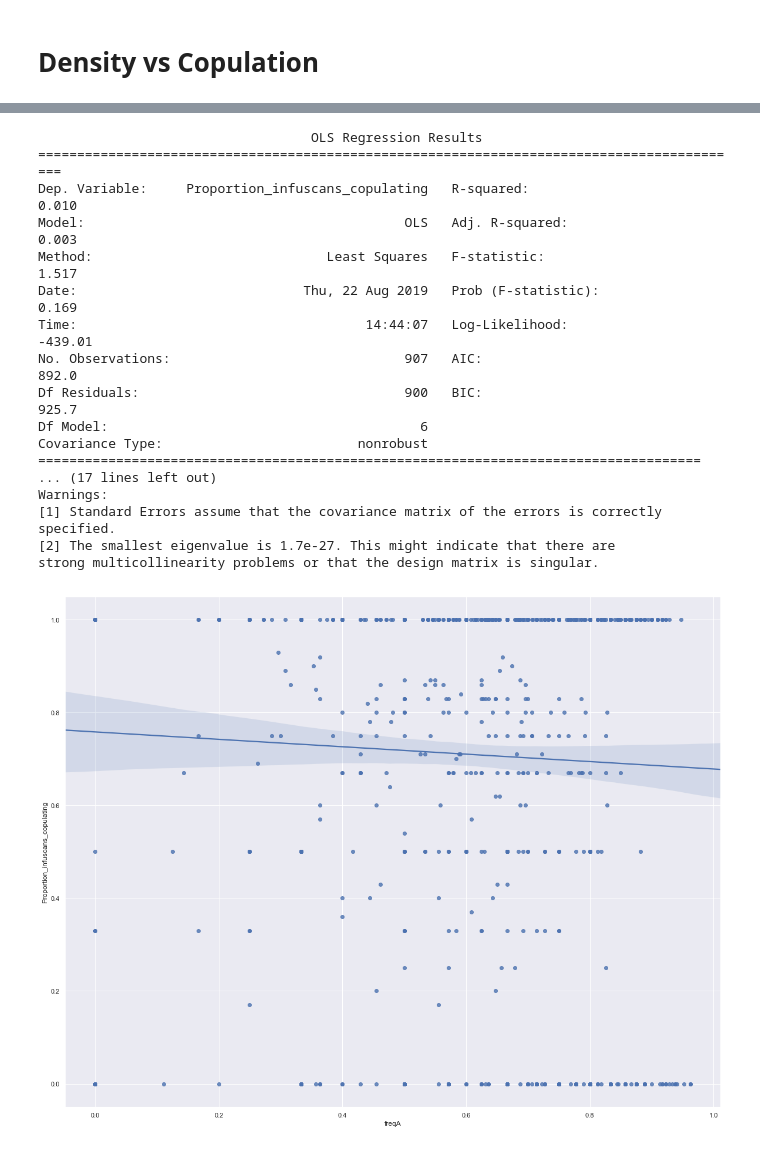
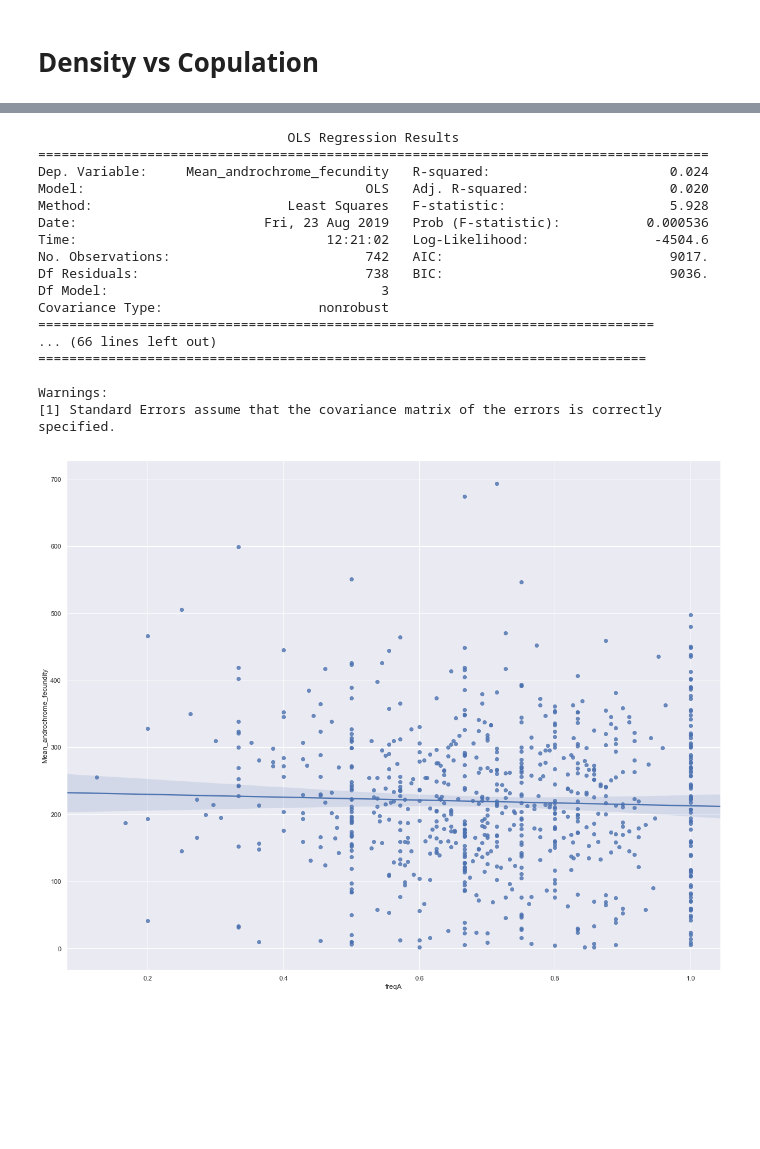
Before and after one commit to ldjonge/Thesis, a Jupyter notebook: scripts/dataAnalysis.ipynb, the cells around one changed output, grey strips where cells are left out. Cells and saved outputs as stored; diff of their text form; code cells hidden in the pictures; blank space fills up the shorter version.

Commit message:
more statistics

```diff
--- a/scripts/dataAnalysis.ipynb
+++ b/scripts/dataAnalysis.ipynb
@@ -40,9 +40,9 @@ print("ind")
 with open("../rawData/ischDB/individuals.csv", 'r') as indFile:
     ind=pd.read_csv(indFile, sep=",", encoding = 'utf-8', parse_dates=["Date"], dtype={"Sex":"object", "Copula":"object", "Part_ID":"object", "Morph":"object", "Data_entry":"object"})
 
-dens.columns = dens.columns.str.strip().str.replace(' ', '_').str.replace('(', '').str.replace(')', '').str.replace('-', '_')
-eggs.columns = eggs.columns.str.strip().str.replace(' ', '_').str.replace('(', '').str.replace(')', '').str.replace('-', '_')
-ind.columns = ind.columns.str.strip().str.replace(' ', '_').str.replace('(', '').str.replace(')', '').str.replace('-', '_')
+dens.columns = dens.columns.str.strip().str.replace(' ', '_').str.replace('(', '').str.replace(')', '').str.replace('-', '_').str.replace('.', '')
+eggs.columns = eggs.columns.str.strip().str.replace(' ', '_').str.replace('(', '').str.replace(')', '').str.replace('-', '_').str.replace('.', '')
+ind.columns = ind.columns.str.strip().str.replace(' ', '_').str.replace('(', '').str.replace(')', '').str.replace('-', '_').str.replace('.', '')
 
 eggs["Locale"][eggs["Locale"]=="IKEA"]="Ikea"
 ind["Locale"][ind["Locale"]=="IKEA"]="Ikea"
@@ -360,3 +360,10 @@ dens["tFreqI"] = dens["No_infuscans"]/dens["No_indiv"]
 dens.loc[dens["tFreqI"] > 1, "tFreqI"] = np.nan
 dens["tFreqO"] = dens["No_infuscans_obsoleta"]/dens["No_indiv"]
 dens.loc[dens["tFreqO"] >= 1, "tFreqO"] = np.nan
+
+from itertools import combinations
+options = ["freqA", "freqI", "freqO", "freqA:freqI", "freqA:freqO", "freqI:freqO"]
+fullOptions = []
+for i in range(1,7):
+    for opt in combinations(options, i):
+        fullOptions.append('+'.join(list(opt)))
@@ -603,4 +612,18 @@ Covariance Type:                         nonrobust
 Warnings:
 [1] Standard Errors assume that the covariance matrix of the errors is correctly specified.
 [figure]
+# %%
+def bestOlsModels(var):
+    copA = {}
+    for i in fullOptions:
+        linReg = smf.ols(formula="{}~{}".format(var, i), data=dens[pd.notnull(dens["freqA"]) & pd.notnull(dens["freqI"]) & pd.notnull(dens["freqO"])], missing='drop').fit()
+        copA[i] = linReg.aic
+    s = [(k, copA[k]) for k in sorted(copA, key=copA.get, reverse=False)]
+    for i, v in s:
+        tresh = s[0][1]
+        if np.exp((tresh-v)/2) > 0.5:
+            linReg = smf.ols(formula="{}~{}".format(var, i), data=dens[pd.notnull(dens["freqA"]) & pd.notnull(dens["freqI"]) & pd.notnull(dens["freqO"])], missing='drop').fit()
+            print(linReg.summary())
+        else:
+            break
 # %%
@@ -773,24 +868,24 @@ Warnings:
 # %%
-aComp = smf.ols(formula="Proportion_infuscans_copulating~freqA*freqI*freqO", data=dens[pd.notnull(dens["freqA"])][pd.notnull(dens["freqI"])][pd.notnull(dens["freqO"])], missing='drop').fit()
-print(aComp.summary())
+bestOlsModels("Mean_androchrome_fecundity")
 fig, axarr = plt.subplots(1,1, figsize=(20,16))
-plot1 = sns.regplot(x="freqA", y="Proportion_infuscans_copulating", data=dens, ax=axarr)
+plot1 = sns.regplot(x="freqA", y="Mean_androchrome_fecundity", data=dens, ax=axarr)
+fig.show()
 # %% [output]
-                                   OLS Regression Results
-===========================================================================================
-Dep. Variable:     Proportion_infuscans_copulating   R-squared:                       0.010
-Model:                                         OLS   Adj. R-squared:                  0.003
-Method:                              Least Squares   F-statistic:                     1.517
-Date:                             Thu, 22 Aug 2019   Prob (F-statistic):              0.169
-Time:                                     14:44:07   Log-Likelihood:                -439.01
-No. Observations:                              907   AIC:                             892.0
-Df Residuals:                                  900   BIC:                             925.7
-Df Model:                                        6
-Covariance Type:                         nonrobust
-=====================================================================================
-... (17 lines left out)
+                                OLS Regression Results
+======================================================================================
+Dep. Variable:     Mean_androchrome_fecundity   R-squared:                       0.024
+Model:                                    OLS   Adj. R-squared:                  0.020
+Method:                         Least Squares   F-statistic:                     5.928
+Date:                        Fri, 23 Aug 2019   Prob (F-statistic):           0.000536
+Time:                                12:21:02   Log-Likelihood:                -4504.6
+No. Observations:                         742   AIC:                             9017.
+Df Residuals:                             738   BIC:                             9036.
+Df Model:                                   3
+Covariance Type:                    nonrobust
+===============================================================================
+... (66 lines left out)
+==============================================================================
+
 Warnings:
 [1] Standard Errors assume that the covariance matrix of the errors is correctly specified.
-[2] The smallest eigenvalue is 1.7e-27. This might indicate that there are
-strong multicollinearity problems or that the design matrix is singular.
-[figure, old version]
+[figure, new version]
```
Also changed, not shown: parts of 31 cells of this notebook, 1 other file.
